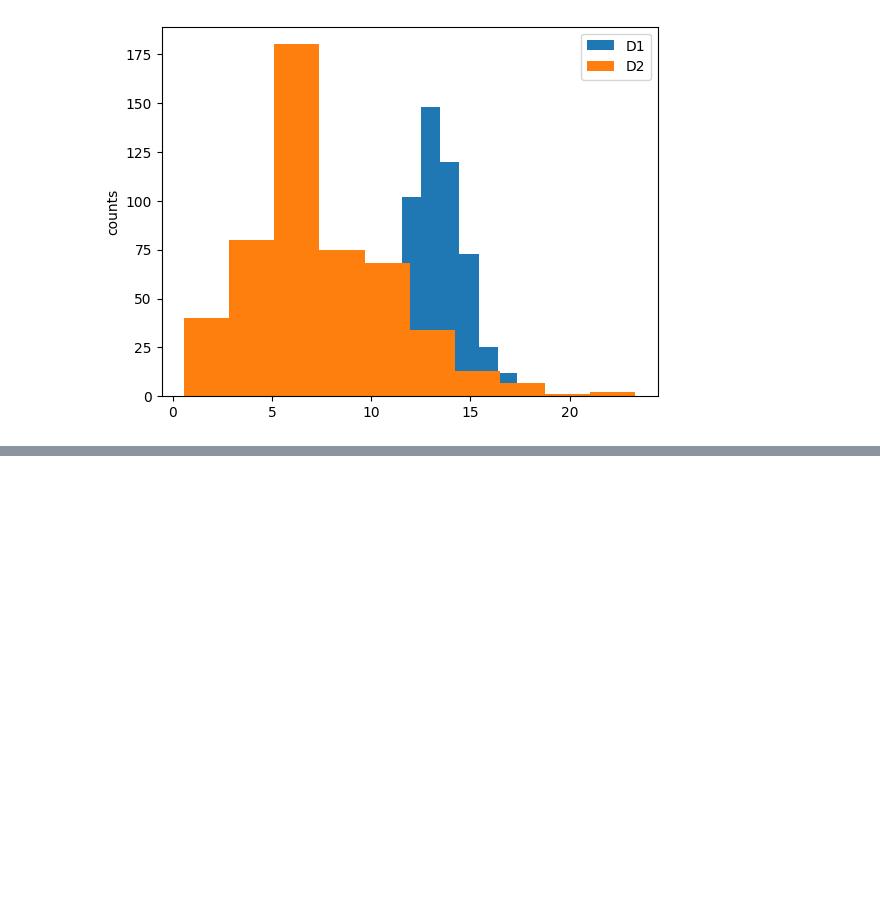
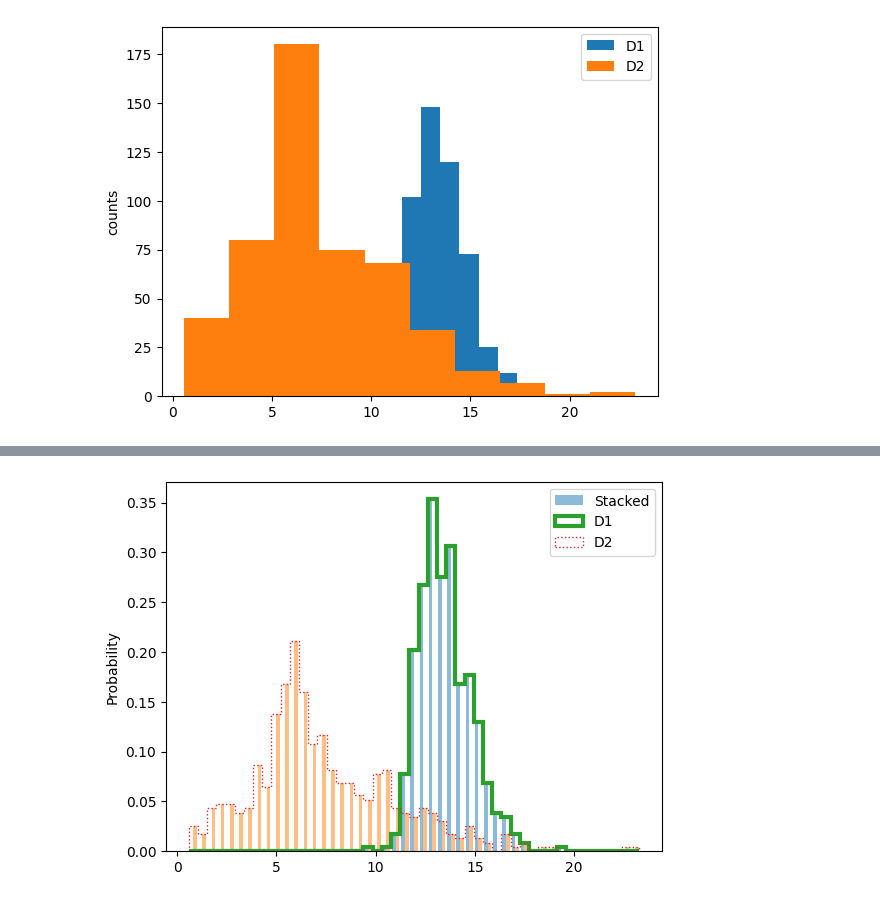
Before and after one commit to daebeobkim/python-bigdata, a Jupyter notebook: EDA/EDA12.ipynb, the cells around one changed output, grey strips where cells are left out. Cells and saved outputs as stored; diff of their text form; code cells hidden in the pictures; blank space fills up the shorter version.

```diff
--- a/EDA/EDA12.ipynb
+++ b/EDA/EDA12.ipynb
@@ -21,0 +49,10 @@ Text(0, 0.5, 'counts')
+# %%
+bins = np.linspace(min(d1.min(),d2.min()),max(d1.max(),d2.max()),50)#순서대로 구간시작점, 구간끝점, 구간 내 숫자 갯수
+plt.hist([d1,d2], bins=bins, label="Stacked",density = True,alpha=0.5)
+plt.hist(d1,bins=bins,label="D1", density = True,histtype = "step", lw = 3)# density = True 사용시 %로 출력
+plt.hist(d2, bins=bins, label="D2",density = True,histtype = "step",ls=":")
+plt.legend()
+plt.ylabel("Probability")
+plt.show()
+# %% [output]
+[figure, added]
```
Also changed, not shown: parts of 3 cells of this notebook.
